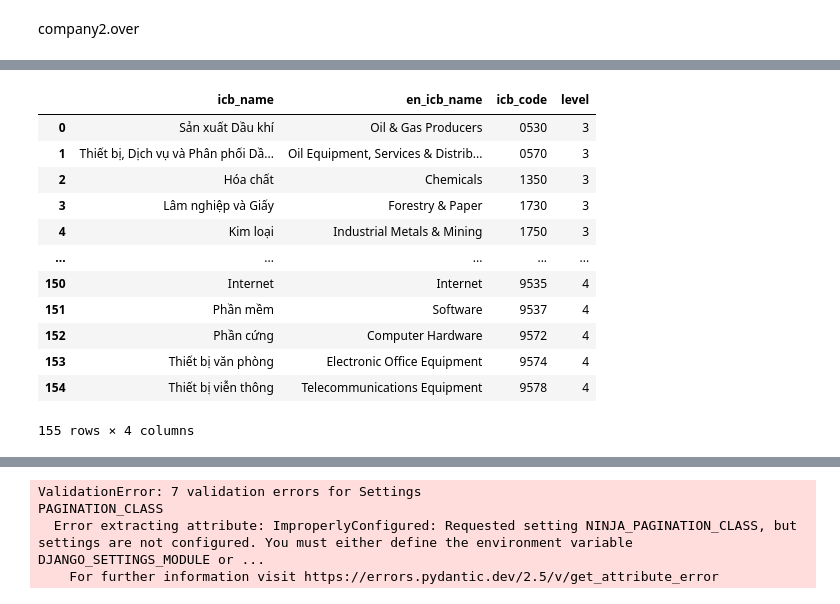
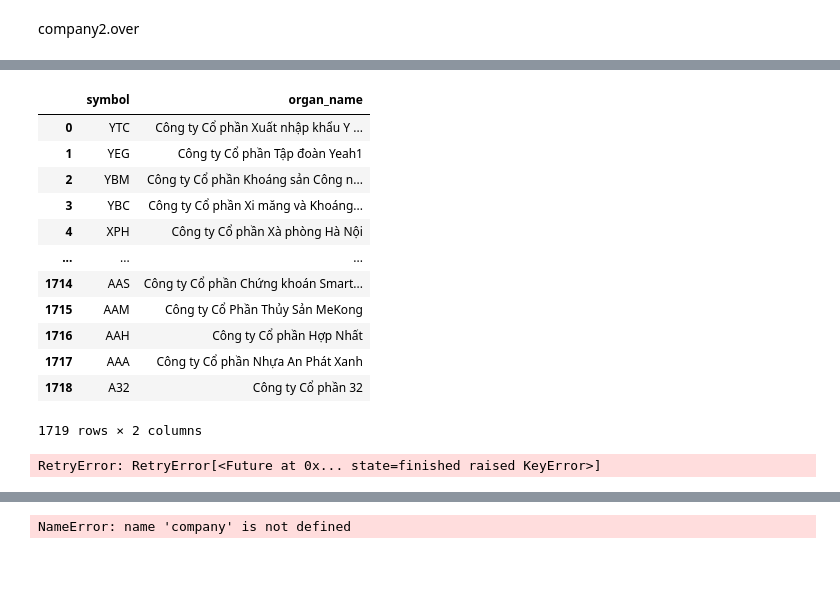
Before and after one commit to tohieu1603/pynews, a Jupyter notebook: readme.ipynb, the cells around one changed output, grey strips where cells are left out. Drawn from its saved outputs; the diff is of its cells as text; code cells hidden in the pictures; blank space fills up the shorter version.

```diff
--- a/readme.ipynb
+++ b/readme.ipynb
@@ -90,21 +260,25 @@ company2.events()
 | 15 | 33078 | MBS-Chính thức niêm yết trên HNX | MBS-Offficially lists shares on HNX | 2016-03-21 | 2016-03-28 | http://hnx.vn/web/guest/tin-niem-... | NLIS | NaN | ... |
 | 16 | 46503992 | MBS - Niêm yết bổ sung 109.409.98... | MBS- Lists additional 109,409,988... | 2024-11-04 | 2024-10-31 | http://fiinpro.com/News/Detail/11... | AIS | 0.0000 | ... |
 # %%
-listing.industries_icb()
+listing.all_symbols()
 # %% [output]
-|  | icb_name | en_icb_name | icb_code | level |
-| 0 | Sản xuất Dầu khí | Oil & Gas Producers | 0530 | 3 |
-| 1 | Thiết bị, Dịch vụ và Phân phối Dầ... | Oil Equipment, Services & Distrib... | 0570 | 3 |
-| 2 | Hóa chất | Chemicals | 1350 | 3 |
-| 3 | Lâm nghiệp và Giấy | Forestry & Paper | 1730 | 3 |
-| 4 | Kim loại | Industrial Metals & Mining | 1750 | 3 |
-| ... | ... | ... | ... | ... |
-| 150 | Internet | Internet | 9535 | 4 |
-| 151 | Phần mềm | Software | 9537 | 4 |
-| 152 | Phần cứng | Computer Hardware | 9572 | 4 |
-| 153 | Thiết bị văn phòng | Electronic Office Equipment | 9574 | 4 |
-| 154 | Thiết bị viễn thông | Telecommunications Equipment | 9578 | 4 |
+|  | symbol | organ_name |
+| 0 | YTC | Công ty Cổ phần Xuất nhập khẩu Y ... |
+| 1 | YEG | Công ty Cổ phần Tập đoàn Yeah1 |
+| 2 | YBM | Công ty Cổ phần Khoáng sản Công n... |
+| 3 | YBC | Công ty Cổ phần Xi măng và Khoáng... |
+| 4 | XPH | Công ty Cổ phần Xà phòng Hà Nội |
+| ... | ... | ... |
+| 1714 | AAS | Công ty Cổ phần Chứng khoán Smart... |
+| 1715 | AAM | Công ty Cổ Phần Thủy Sản MeKong |
+| 1716 | AAH | Công ty Cổ phần Hợp Nhất |
+| 1717 | AAA | Công ty Cổ phần Nhựa An Phát Xanh |
+| 1718 | A32 | Công ty Cổ phần 32 |
-155 rows × 4 columns
+1719 rows × 2 columns
+# %%
+company2.subsidiaries()
+# %% [output]
+RetryError: RetryError[<Future at 0x... state=finished raised KeyError>]
 # %%
 listing.symbols_by_industries()
 # %% [output]
@@ -122,12 +296,9 @@ listing.symbols_by_industries()
 | 1583 | XMP | Công ty Cổ phần Thủy điện Xuân Minh | Sản xuất & Phân phối Điện | Điện, nước & xăng dầu khí đốt | Sản xuất & Phân phối Điện | CT | 7000 | 7500 | 7530 | ... |
 1584 rows × 10 columns
 # %%
-from ninja import NinjaAPI
+company.subsidiaries()
 # %% [output]
-ValidationError: 7 validation errors for Settings
-PAGINATION_CLASS
-  Error extracting attribute: ImproperlyConfigured: Requested setting NINJA_PAGINATION_CLASS, but settings are not configured. You must either define the environment variable DJANGO_SETTINGS_MODULE or ...
-    For further information visit https://errors.pydantic.dev/2.5/v/get_attribute_error
+NameError: name 'company' is not defined
 # %%
 company.subsidiaries()
 # %% [output]
```
Also changed, not shown: parts of 9 cells of this notebook, 13 other files.
